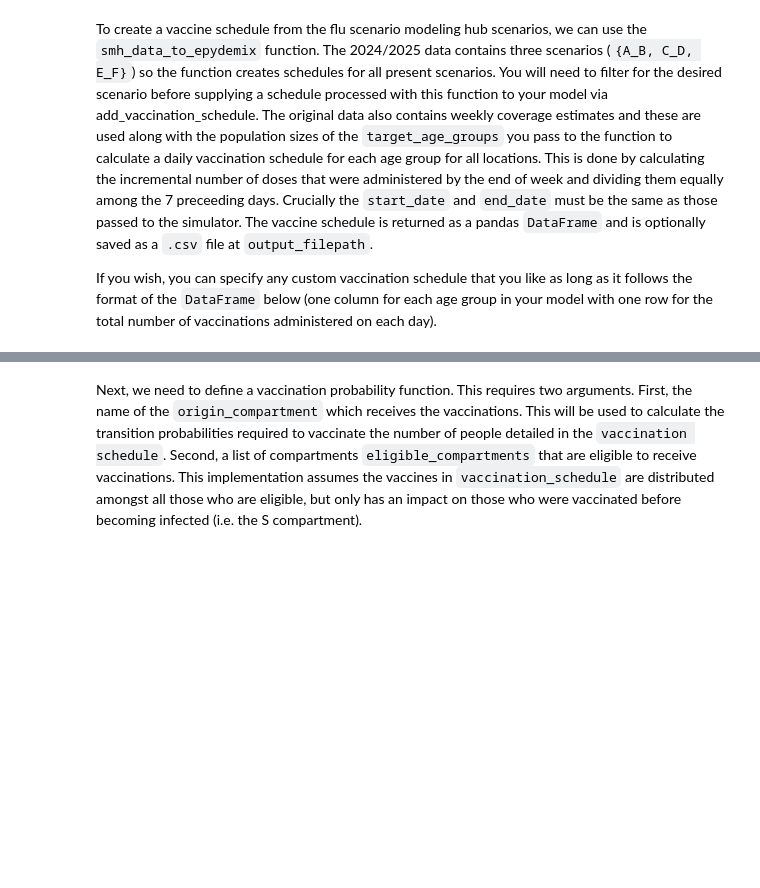
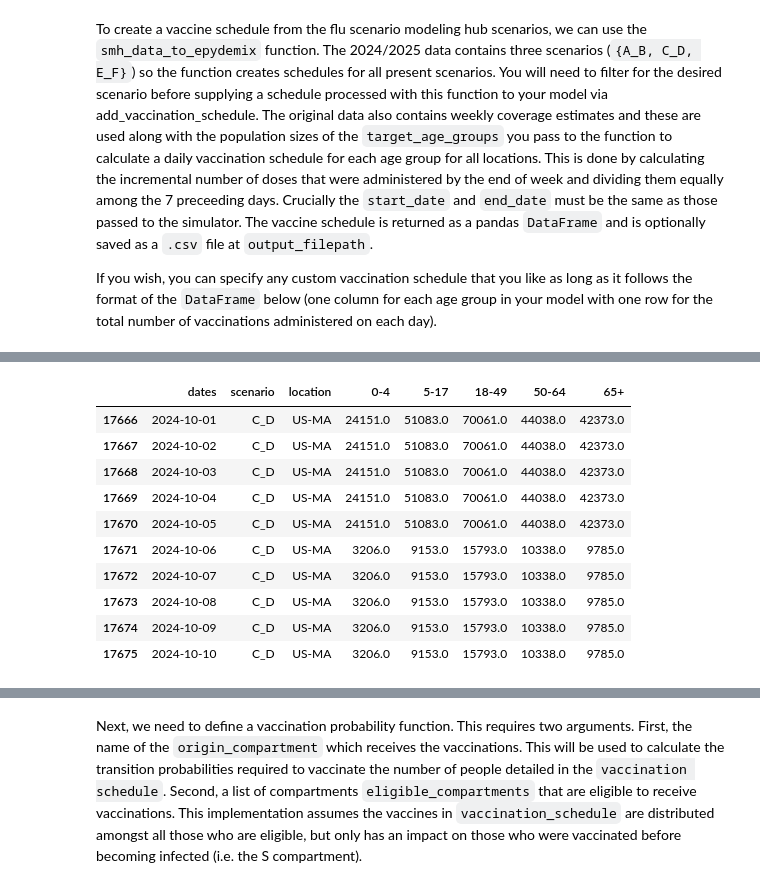
Before and after one commit to mobs-lab/epymodelingsuite, a Jupyter notebook: tutorials/Tutorial_Vaccinations.ipynb, the cells around one changed output, grey strips where cells are left out. Cells and saved outputs as stored; diff of their text form; code cells hidden in the pictures; blank space fills up the shorter version.

```diff
--- a/tutorials/Tutorial_Vaccinations.ipynb
+++ b/tutorials/Tutorial_Vaccinations.ipynb
@@ -71,2 +69,15 @@ all_scen
 # %%
 vaccination_schedule = all_scen.query("location == 'US-MA' and scenario == 'C_D'")
+vaccination_schedule.head(n=10)
+# %% [output]
+|  | dates | scenario | location | 0-4 | 5-17 | 18-49 | 50-64 | 65+ |
+| 17666 | 2024-10-01 | C_D | US-MA | 24151.0 | 51083.0 | 70061.0 | 44038.0 | 42373.0 |
+| 17667 | 2024-10-02 | C_D | US-MA | 24151.0 | 51083.0 | 70061.0 | 44038.0 | 42373.0 |
+| 17668 | 2024-10-03 | C_D | US-MA | 24151.0 | 51083.0 | 70061.0 | 44038.0 | 42373.0 |
+| 17669 | 2024-10-04 | C_D | US-MA | 24151.0 | 51083.0 | 70061.0 | 44038.0 | 42373.0 |
+| 17670 | 2024-10-05 | C_D | US-MA | 24151.0 | 51083.0 | 70061.0 | 44038.0 | 42373.0 |
+| 17671 | 2024-10-06 | C_D | US-MA | 3206.0 | 9153.0 | 15793.0 | 10338.0 | 9785.0 |
+| 17672 | 2024-10-07 | C_D | US-MA | 3206.0 | 9153.0 | 15793.0 | 10338.0 | 9785.0 |
+| 17673 | 2024-10-08 | C_D | US-MA | 3206.0 | 9153.0 | 15793.0 | 10338.0 | 9785.0 |
+| 17674 | 2024-10-09 | C_D | US-MA | 3206.0 | 9153.0 | 15793.0 | 10338.0 | 9785.0 |
+| 17675 | 2024-10-10 | C_D | US-MA | 3206.0 | 9153.0 | 15793.0 | 10338.0 | 9785.0 |
```
Also changed, not shown: parts of 5 cells of this notebook, 13 other files.
